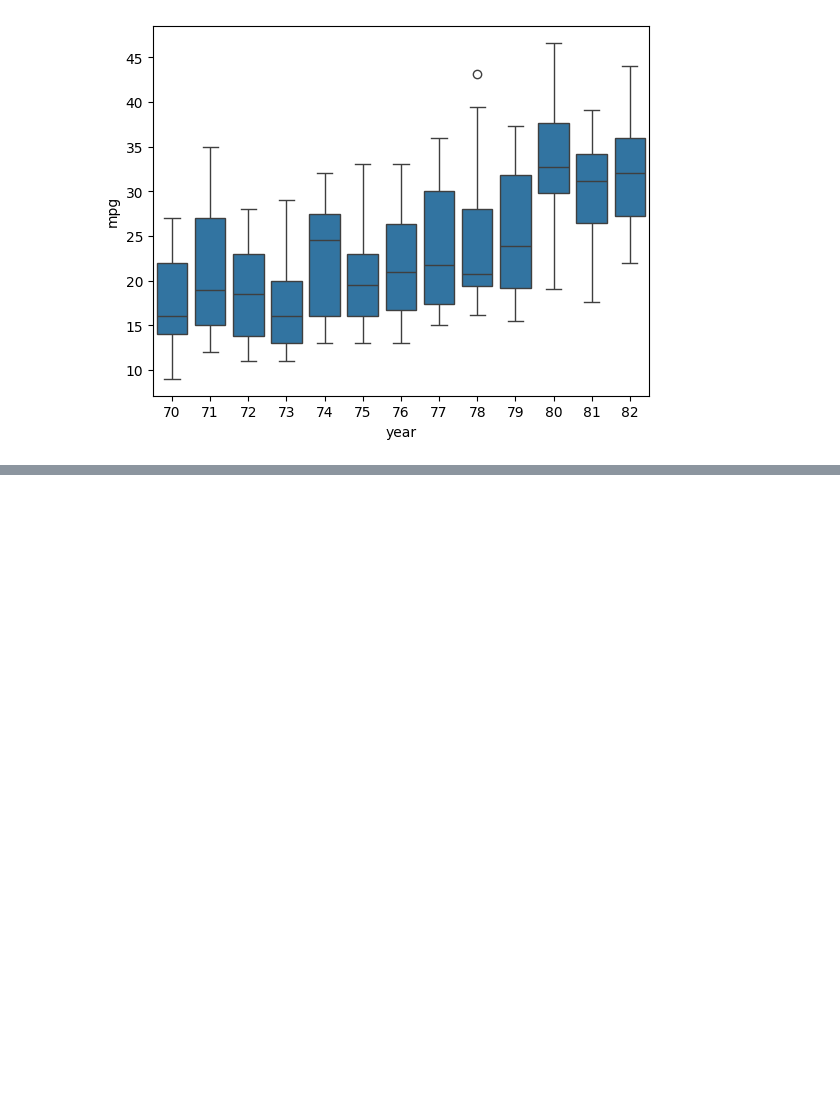
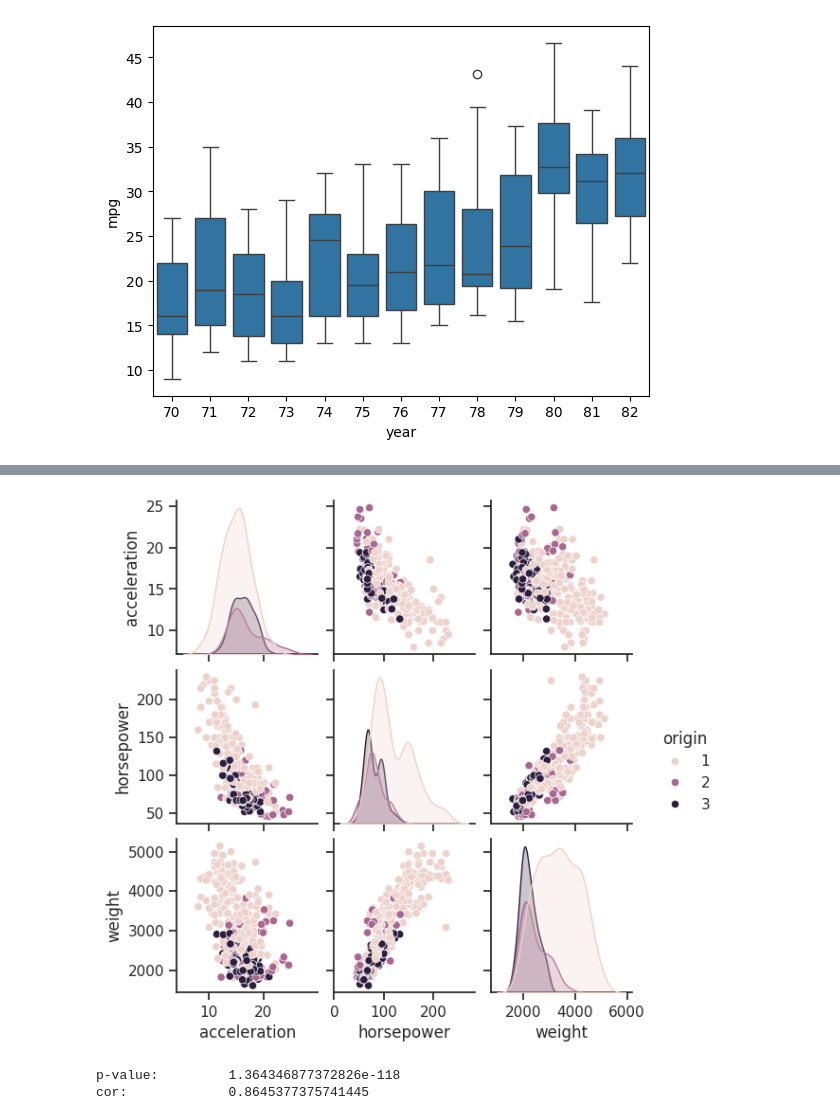
Before and after one commit to GHAUTHAM2509/data_analytics_da, a Jupyter notebook: 23BCE0487.ipynb, the cells around one changed output, grey strips where cells are left out. Cells and saved outputs as stored; diff of their text form; code cells hidden in the pictures; blank space fills up the shorter version.

```diff
--- a/23BCE0487.ipynb
+++ b/23BCE0487.ipynb
@@ -267,0 +282,15 @@ sns.boxplot(x="year", y="mpg",data=df)
+# %%
+sns.set(style="ticks", color_codes=True)
+sns.pairplot(df,height=2,vars = ['acceleration', 'horsepower','weight'], hue="origin")
+plt.show()
+# %% [output]
+[figure, added]
+# %%
+from scipy import stats
+
+corr = stats.pearsonr(df["weight"], df["horsepower"])
+print("p-value:\t", corr[1])
+print("cor:\t\t", corr[0])
+# %% [output]
+p-value:         1.364346877372826e-118
+cor:             0.8645377375741445
```
Also changed, not shown: parts of 5 cells of this notebook.
